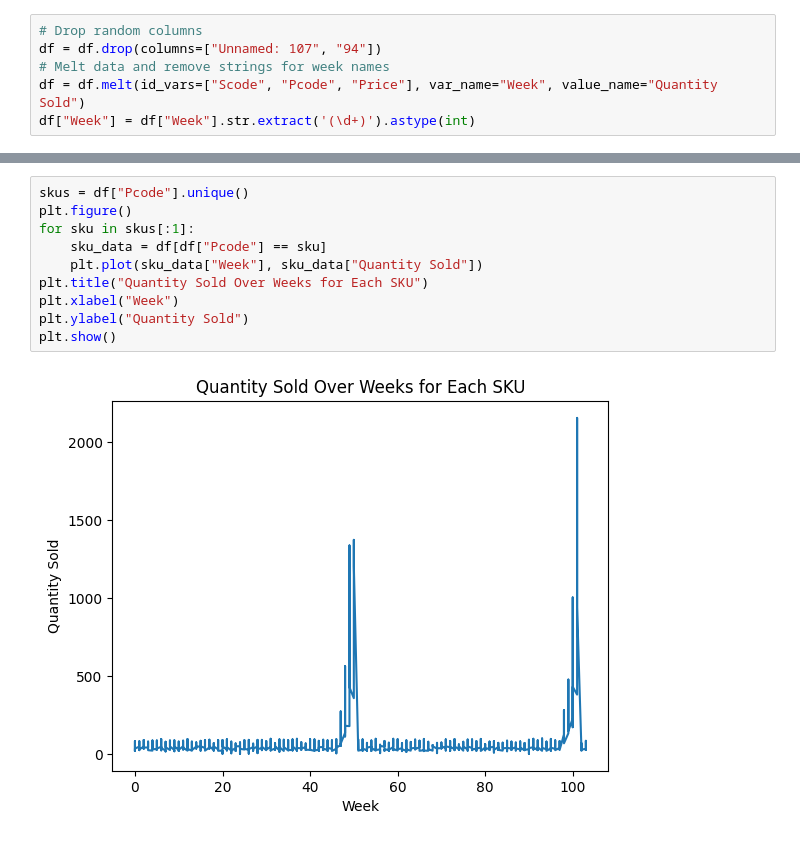
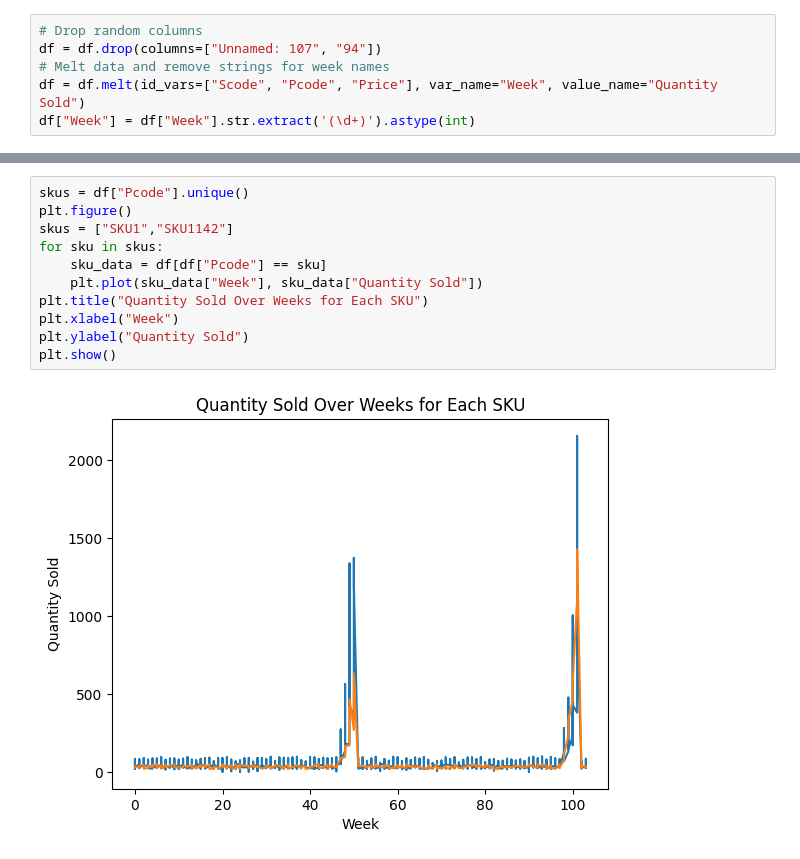
Before and after one commit to siddharth-r-tiwari/am207, a Jupyter notebook: eliza_eda.ipynb, the cells around one changed output, grey strips where cells are left out. Saved outputs shown, nothing was run; the diff lists cells and outputs as text.

```diff
--- a/eliza_eda.ipynb
+++ b/eliza_eda.ipynb
@@ -16,12 +47,13 @@ graphing_df.drop(columns=["Scode", "Price"], inplace=True)
 # %%
 skus = df["Pcode"].unique()
 plt.figure()
-for sku in skus[:1]:
+skus = ["SKU1","SKU1142"]
+for sku in skus:
     sku_data = df[df["Pcode"] == sku]
     plt.plot(sku_data["Week"], sku_data["Quantity Sold"])
 plt.title("Quantity Sold Over Weeks for Each SKU")
 plt.xlabel("Week")
 plt.ylabel("Quantity Sold")
 plt.show()
 # %% [output]
-[figure, old version]
+[figure, new version]
```
Also changed, not shown: parts of 3 cells of this notebook, 1 other file.
